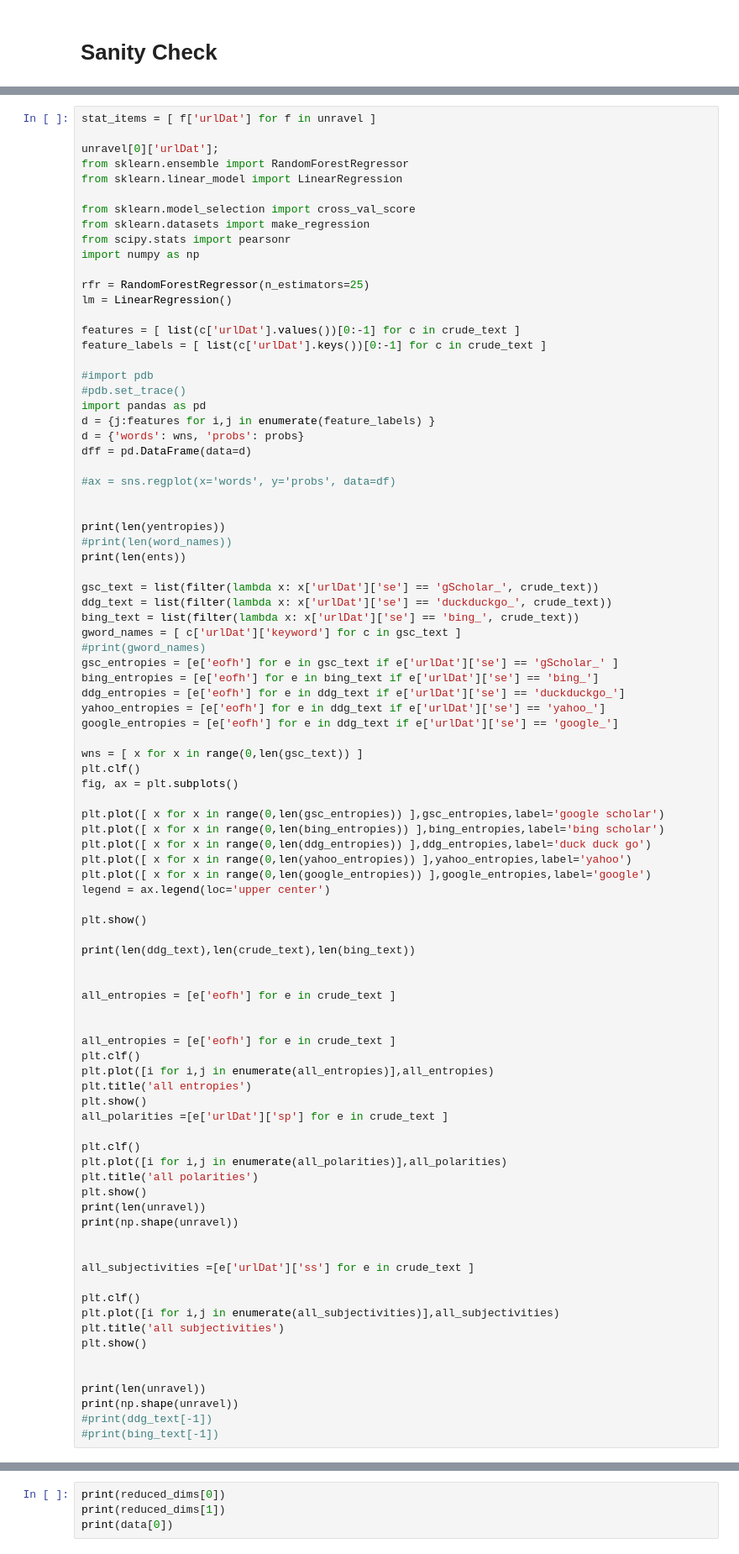
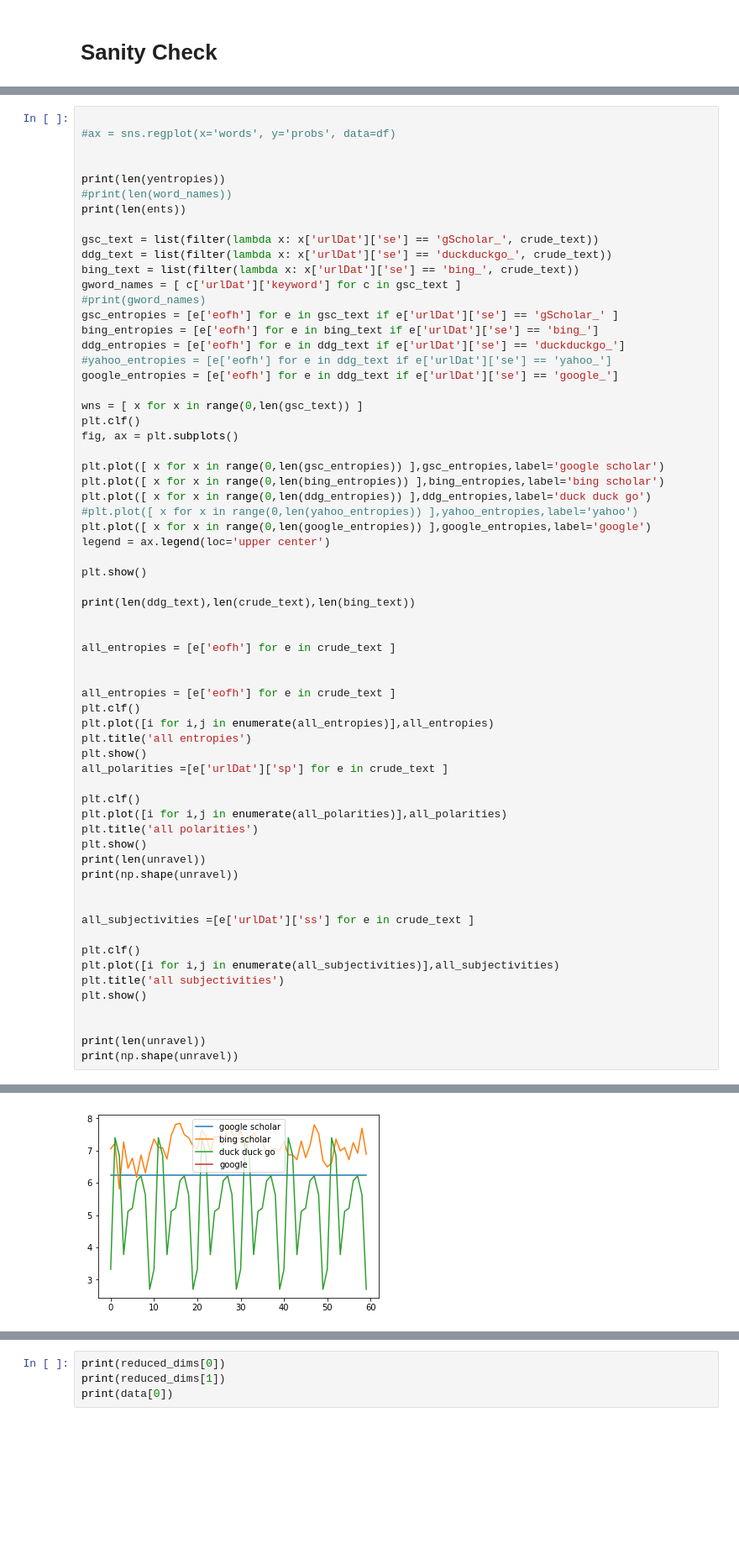
Before and after one commit to russelljjarvis/ScienceAccessibility, a Jupyter notebook: Visual_search_terms_PCA_.ipynb, the cells around one changed output, grey strips where cells are left out. Shown: that part at 84% size. Drawn from its saved outputs; the diff is of its cells as text; blank space fills up the shorter version.

```diff
--- a/Visual_search_terms_PCA_.ipynb
+++ b/Visual_search_terms_PCA_.ipynb
@@ -150,27 +251,4 @@ plt.show()
 # %%
-stat_items = [ f['urlDat'] for f in unravel ]
-
-unravel[0]['urlDat'];
-from sklearn.ensemble import RandomForestRegressor
-from sklearn.linear_model import LinearRegression
-
-from sklearn.model_selection import cross_val_score
-from sklearn.datasets import make_regression
-from scipy.stats import pearsonr
-import numpy as np
-
-rfr = RandomForestRegressor(n_estimators=25)
-lm = LinearRegression()
-
-features = [ list(c['urlDat'].values())[0:-1] for c in crude_text ]
-feature_labels = [ list(c['urlDat'].keys())[0:-1] for c in crude_text ]
-
-#import pdb
-#pdb.set_trace()
-import pandas as pd
-d = {j:features for i,j in enumerate(feature_labels) }
-d = {'words': wns, 'probs': probs}
-dff = pd.DataFrame(data=d)
 
 #ax = sns.regplot(x='words', y='probs', data=df)
 
@@ -187,7 +265,7 @@ gword_names = [ c['urlDat']['keyword'] for c in gsc_text ]
 gsc_entropies = [e['eofh'] for e in gsc_text if e['urlDat']['se'] == 'gScholar_' ]
 bing_entropies = [e['eofh'] for e in bing_text if e['urlDat']['se'] == 'bing_']
 ddg_entropies = [e['eofh'] for e in ddg_text if e['urlDat']['se'] == 'duckduckgo_']
-yahoo_entropies = [e['eofh'] for e in ddg_text if e['urlDat']['se'] == 'yahoo_']
+#yahoo_entropies = [e['eofh'] for e in ddg_text if e['urlDat']['se'] == 'yahoo_']
 google_entropies = [e['eofh'] for e in ddg_text if e['urlDat']['se'] == 'google_']
 
 wns = [ x for x in range(0,len(gsc_text)) ]
@@ -197,7 +275,7 @@ fig, ax = plt.subplots()
 plt.plot([ x for x in range(0,len(gsc_entropies)) ],gsc_entropies,label='google scholar')
 plt.plot([ x for x in range(0,len(bing_entropies)) ],bing_entropies,label='bing scholar')
 plt.plot([ x for x in range(0,len(ddg_entropies)) ],ddg_entropies,label='duck duck go')
-plt.plot([ x for x in range(0,len(yahoo_entropies)) ],yahoo_entropies,label='yahoo')
+#plt.plot([ x for x in range(0,len(yahoo_entropies)) ],yahoo_entropies,label='yahoo')
 plt.plot([ x for x in range(0,len(google_entropies)) ],google_entropies,label='google')
 legend = ax.legend(loc='upper center')
 
@@ -234,5 +312,4 @@ plt.show()
 
 print(len(unravel))
 print(np.shape(unravel))
-#print(ddg_text[-1])
-#print(bing_text[-1])
+# %% [output]
@@ -238,0 +319 @@ print(np.shape(unravel))
+[figure, added]
```
Also changed, not shown: parts of 23 cells of this notebook, 2 other files.
